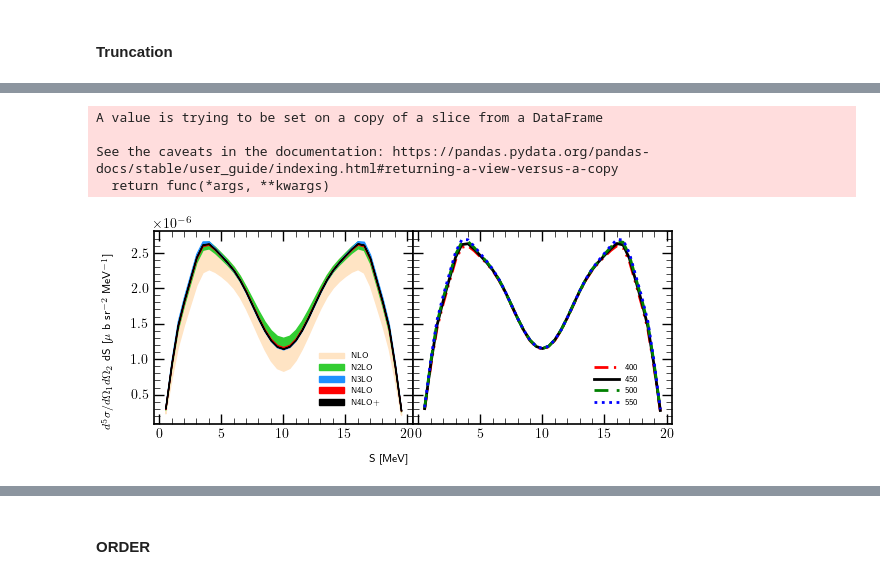
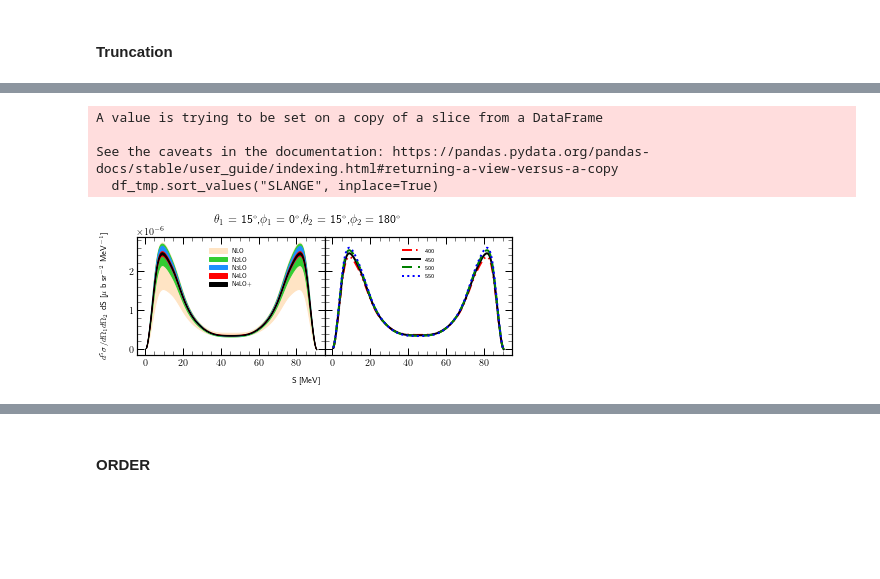
Before and after one commit to VitaliiUr/thesis, a Jupyter notebook: PlotData/figures_He.ipynb, the cells around one changed output, grey strips where cells are left out. Saved outputs shown, nothing was run; the diff lists cells and outputs as text; code cells hidden in the pictures; blank space fills up the shorter version.

```diff
--- a/PlotData/figures_He.ipynb
+++ b/PlotData/figures_He.ipynb
@@ -92,6 +194,6 @@ from truncation import get_truncation
 # %%
 # fig, axes = plt.subplots(1,2, figsize=(7,2.8))
-en=30
+en=100
 
 df_tmp = df1[(df1.CUTOFF == 450) &
              (df1.Energy == en)]
@@ -103,38 +205,40 @@ df_trunc = get_truncation(df_piv, en, Lambda=650)
 fig = plt.figure(figsize=(6, 2.8))
 gs = fig.add_gridspec(ncols=2, wspace=0)
 axes = gs.subplots(sharey=True)
-# fig.suptitle(f"Exclusive at energy 120[MeV]")
-# fig.supylabel("d\sigma", x=0.03, y=0.6, size=12)
+fig.suptitle("$\\theta_1$ = {}$^\circ$,"
+             "$\\phi_1$ = {}$^\circ$,"
+             "$\\theta_2$ = {}$^\circ$,"
+             "$\\phi_2$ = {}$^\circ$".format(15, 0, 15, 180), y=0.9)
 fig.supylabel("$d^5\sigma/d\Omega _1 d\Omega _2$ dS [$\mu$ b sr$^{-2}$ MeV$^{-1}$]", size=8)
 fig.supxlabel("S [MeV]", size=8, y=0.06)
 
 for force in FORCES[1:]:
     df_tmp =  df1[(df1["CUTOFF"]==450) & (df1["Energy"] == en)
                    & (df1["FORCE"] == force) ]
     # axes[0].plot(df_tmp["SLANGE"], df_tmp["CROSS"], **line_styles[force], label=force)
     axes[0].fill_between(df_tmp.SLANGE, df_tmp["CROSS"].values+df_trunc[force].values,
                             df_tmp["CROSS"].values-df_trunc[force].values, label=force,
                             color=trunc_colors[force])
 for cut in CUTOFF:
     df_tmp =  df1[(df1["CUTOFF"]==cut) & (df1["Energy"] == en)
                    & (df1["FORCE"] == "N4LO+") ]
     axes[1].plot(df_tmp["SLANGE"], df_tmp["CROSS"], **ls_cutoff[cut], label=cut)
 for j, ax in enumerate(axes):
     ax.tick_params(which='minor', direction='in', length=4,
                    width=0.5, top=True, right=True)
     ax.tick_params(which='major', direction='in',
                    length=7, width=1, top=True, right=True, zorder=1)
     # ax.set_xticks(np.arange(0, 180+j-1, 30))
     # ax.set_xlim([0, 180])
     # ax.grid(alpha=0.2)
     ax.set_zorder(-1)
-    ax.legend(fontsize=6, handlelength=3, loc="lower right", bbox_to_anchor=(0.4, 0.05, 0.5, 0.5))
+    ax.legend(fontsize=6, handlelength=3, loc="upper center", bbox_to_anchor=(0., 0.45, 1., 0.5))
 plt.tight_layout()
 
 plt.savefig(f"Figures_HE/CROSS_excl_trunc_{en}mev.pdf", dpi=600, facecolor="white")
 # %% [output]
 A value is trying to be set on a copy of a slice from a DataFrame
 
 See the caveats in the documentation: https://pandas.pydata.org/pandas-docs/stable/user_guide/indexing.html#returning-a-view-versus-a-copy
-  return func(*args, **kwargs)
+  df_tmp.sort_values("SLANGE", inplace=True)
-[figure, old version]
+[figure, new version]
```
Also changed, not shown: parts of 21 cells of this notebook, 7 other files.
